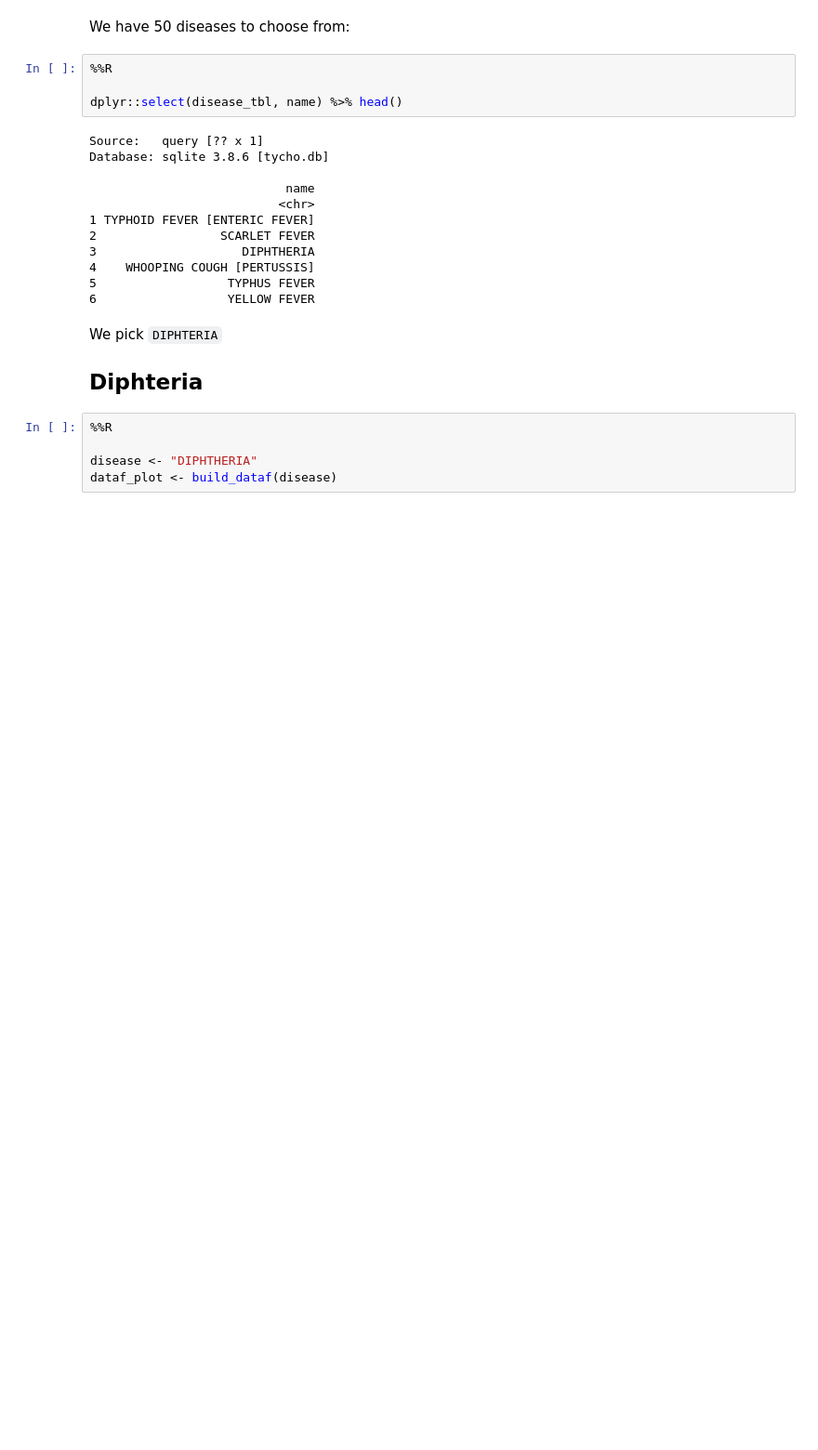
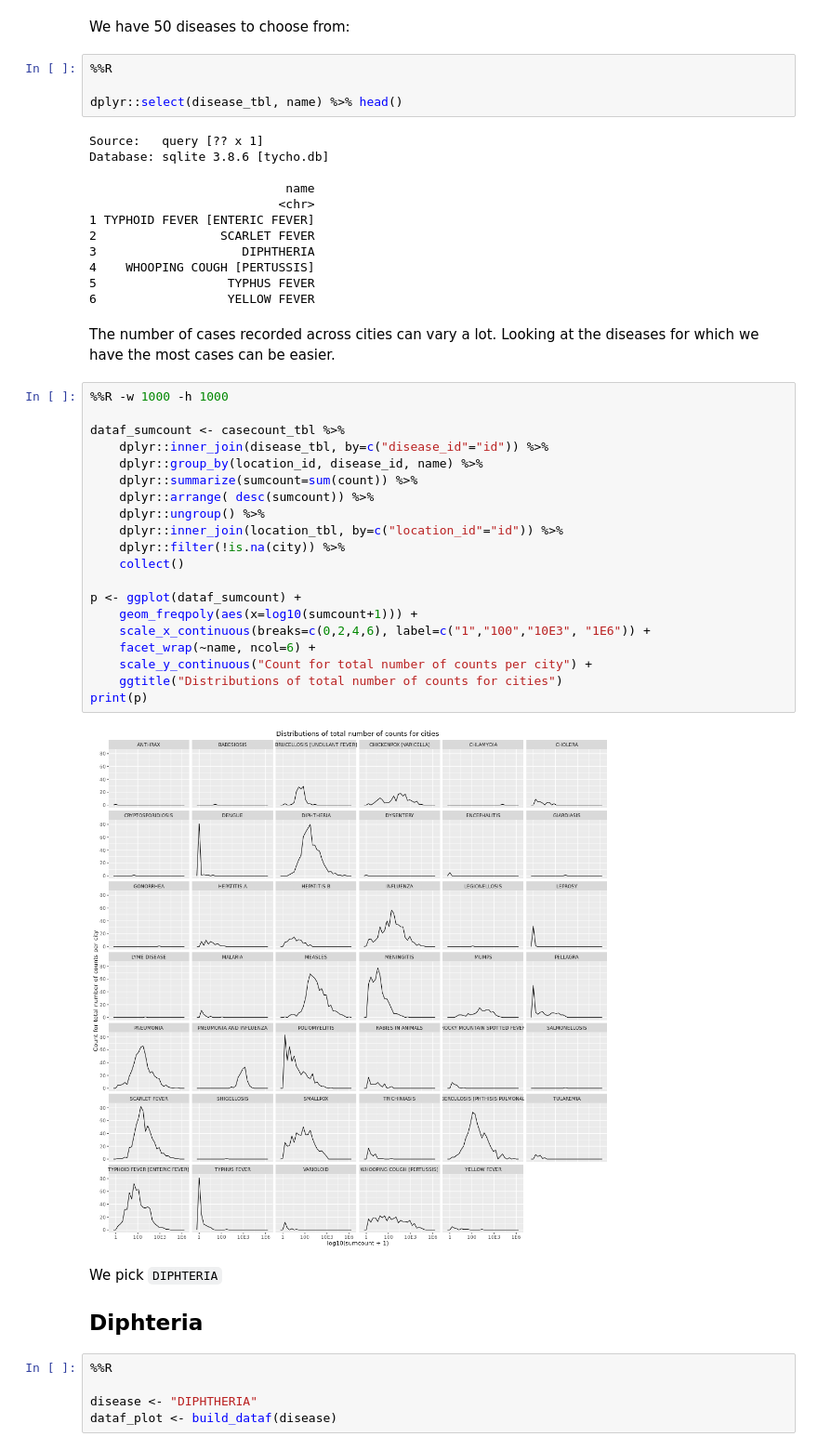
Before and after one commit to lgautier/project-tycho-utilities, a Jupyter notebook: notebook/measles_and_diphteria.ipynb, the cells around one changed output. Shown at 93% size. Cells and saved outputs as stored; diff of their text form; blank space fills up the shorter version.

```diff
--- a/notebook/measles_and_diphteria.ipynb
+++ b/notebook/measles_and_diphteria.ipynb
@@ -222,6 +222,30 @@ Database: sqlite 3.8.6 [tycho.db]
 4    WHOOPING COUGH [PERTUSSIS]
 5                  TYPHUS FEVER
 6                  YELLOW FEVER
+# %% [markdown]
+The number of cases recorded across cities can vary a lot. Looking at the diseases for which we have the most cases can be easier.
+# %%
+%%R -w 1000 -h 1000
+
+dataf_sumcount <- casecount_tbl %>%
+    dplyr::inner_join(disease_tbl, by=c("disease_id"="id")) %>%
+    dplyr::group_by(location_id, disease_id, name) %>%
+    dplyr::summarize(sumcount=sum(count)) %>%
+    dplyr::arrange( desc(sumcount)) %>%
+    dplyr::ungroup() %>%
+    dplyr::inner_join(location_tbl, by=c("location_id"="id")) %>%
+    dplyr::filter(!is.na(city)) %>%
+    collect()
+
+p <- ggplot(dataf_sumcount) +
+    geom_freqpoly(aes(x=log10(sumcount+1))) +
+    scale_x_continuous(breaks=c(0,2,4,6), label=c("1","100","10E3", "1E6")) +
+    facet_wrap(~name, ncol=6) +
+    scale_y_continuous("Count for total number of counts per city") +
+    ggtitle("Distributions of total number of counts for cities")
+print(p)
+# %% [output]
+[figure, added]
 # %% [markdown]
 We pick `DIPHTERIA`
 
```
Also changed, not shown: parts of 11 cells of this notebook.
